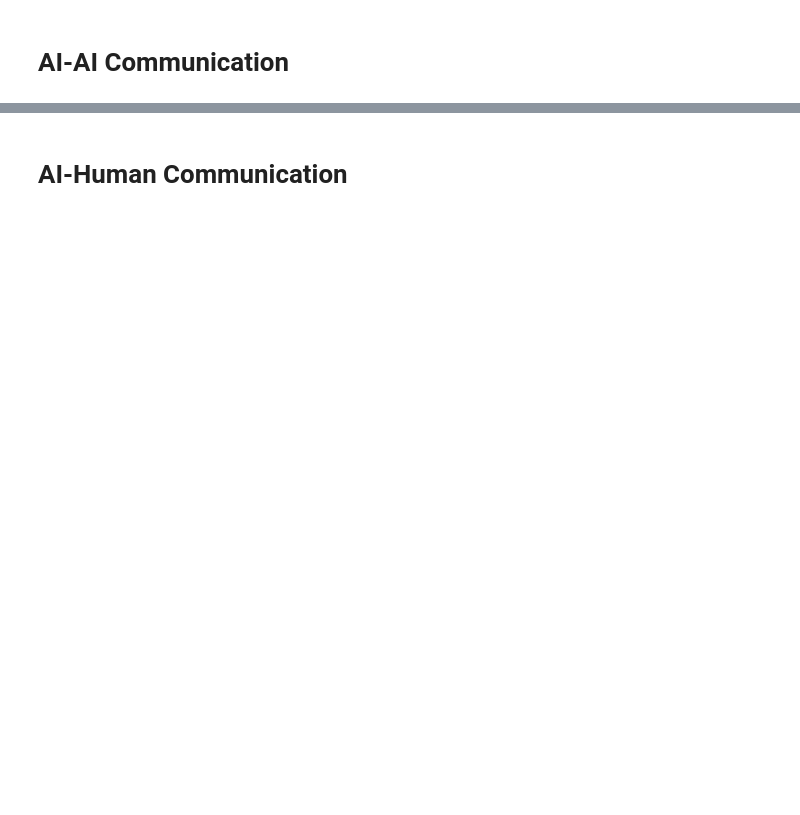
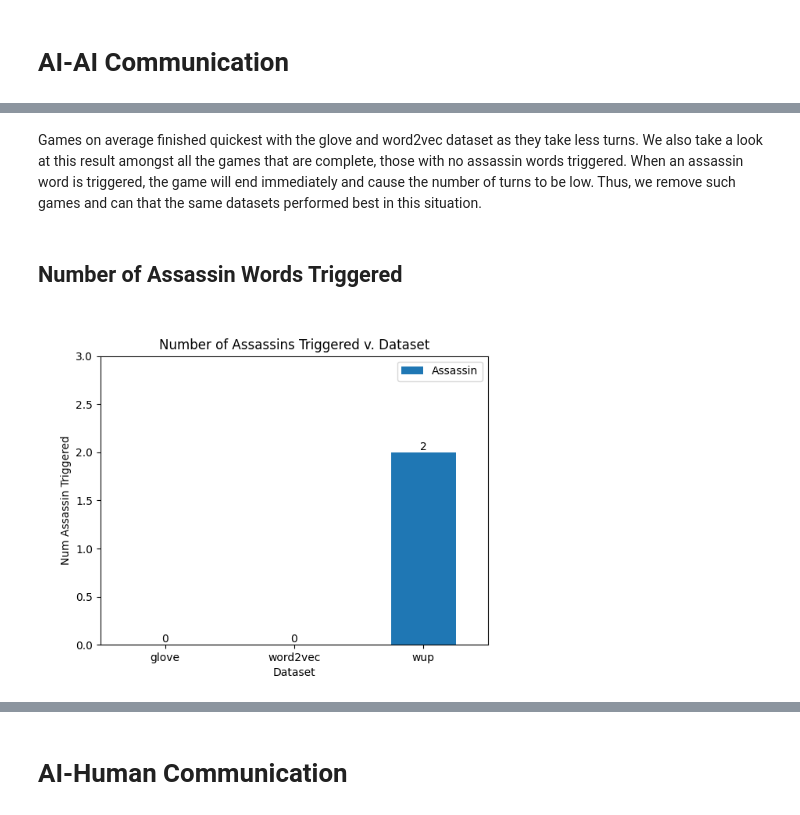
Before and after one commit to YongqingLi14/codenames-ai-analysis, a Jupyter notebook: notebooks/Report.ipynb, the cells around one changed output, grey strips where cells are left out. Saved outputs shown, nothing was run; the diff lists cells and outputs as text; code cells hidden in the pictures; blank space fills up the shorter version.

```diff
--- a/notebooks/Report.ipynb
+++ b/notebooks/Report.ipynb
@@ -19,0 +26,8 @@ Image(filename = "../figures/conservative_num_assassin.png",
+# %% [markdown]
+Games on average finished quickest with the glove and word2vec dataset as they take less turns. We also take a look at this result amongst all the games that are complete, those with no assassin words triggered. When an assassin word is triggered, the game will end immediately and cause the number of turns to be low. Thus, we remove such games and can that the same datasets performed best in this situation.
+# %% [markdown]
+## Number of Assassin Words Triggered
+# %%
+Image(filename = "../figures/ai_assassin.png", width = 500, height = 500)
+# %% [output]
+[figure, added]
```
Also changed, not shown: parts of 30 cells of this notebook, 14 other files.
